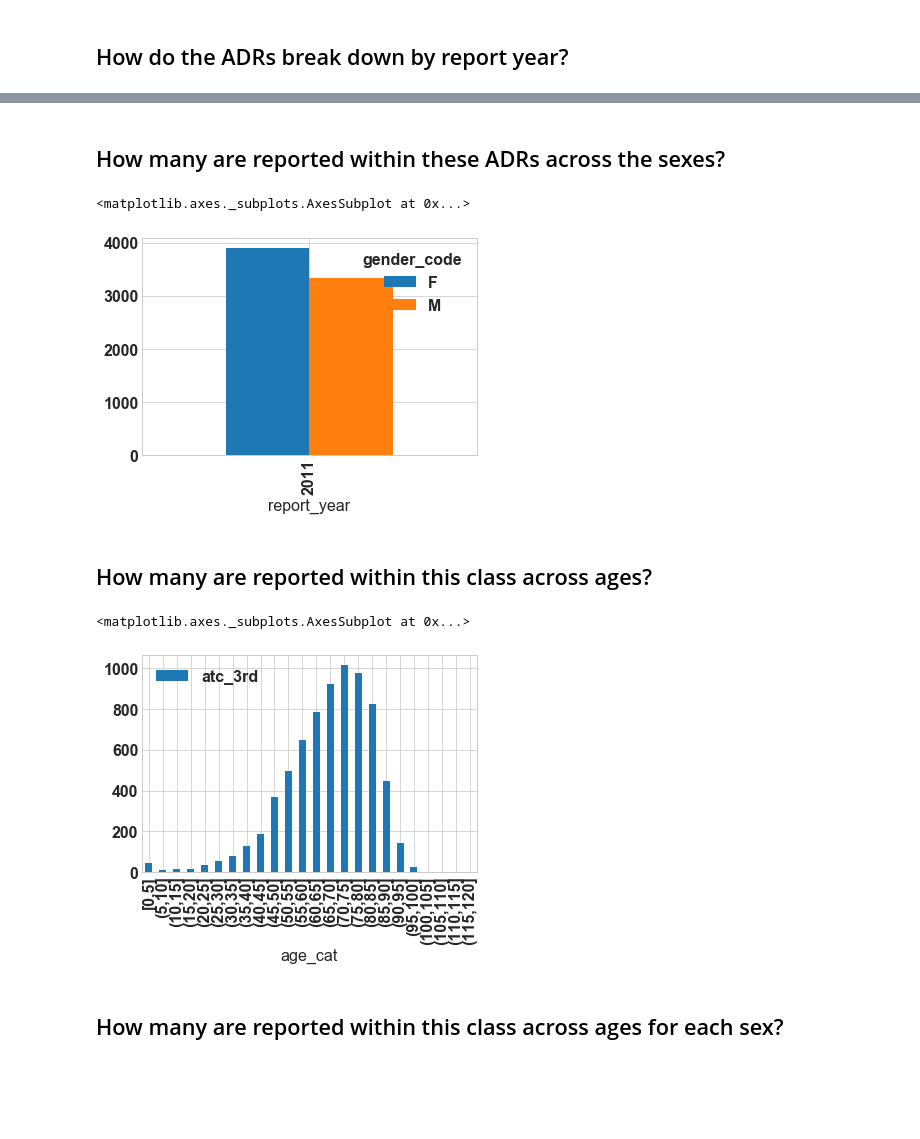
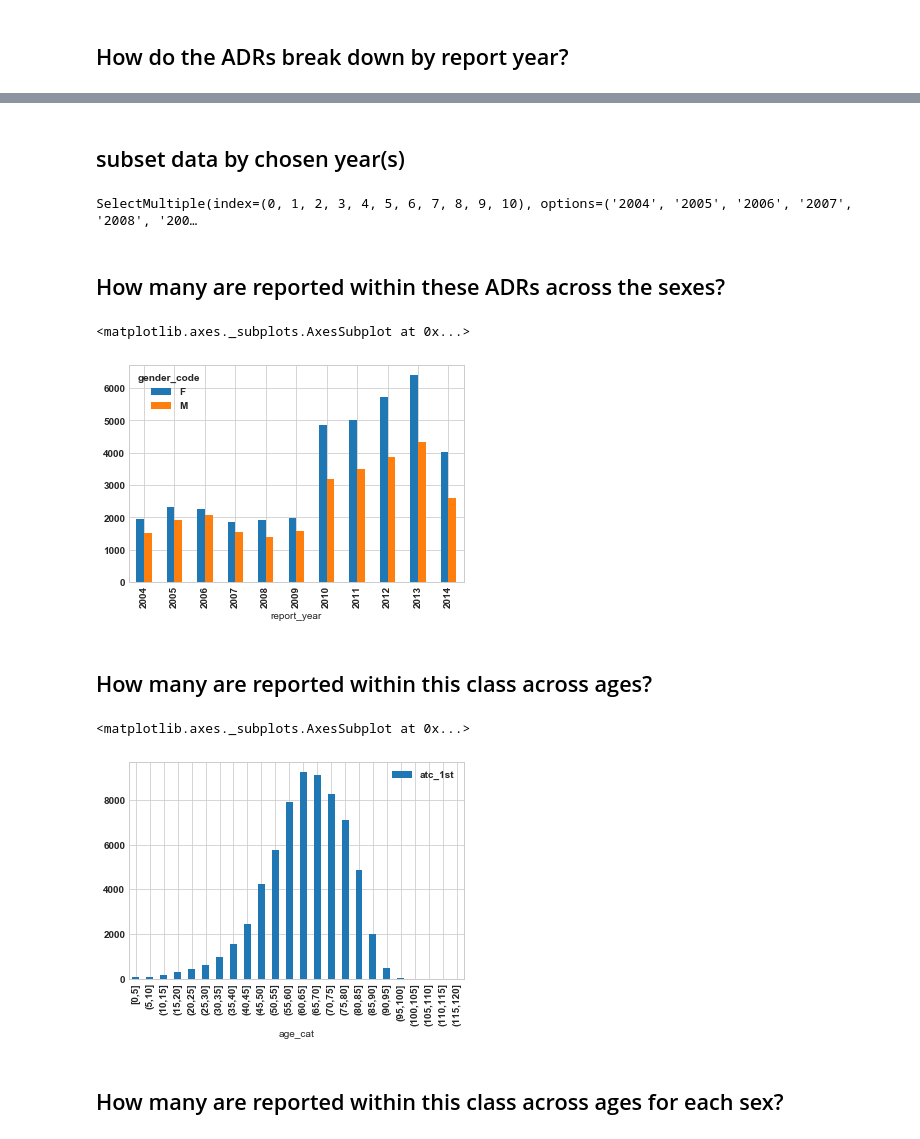
Before and after one commit to NCBI-Hackathons/SafeDrugs, a Jupyter notebook: sandbox/feature_drugs_and_outcomes.ipynb, the cells around one changed output, grey strips where cells are left out. Saved outputs shown, nothing was run; the diff lists cells and outputs as text; code cells hidden in the pictures; blank space fills up the shorter version.

```diff
--- a/sandbox/feature_drugs_and_outcomes.ipynb
+++ b/sandbox/feature_drugs_and_outcomes.ipynb
@@ -77,26 +81,28 @@ q = p.set_xlabel("Number of Reports",weight="bold")
+# %% [markdown]
+## subset data by chosen year(s)
+# %%
+labels = series2.index
+mds = w.SelectMultiple(options = labels ,value = tuple(labels))
+mds
+# %% [output]
+SelectMultiple(index=(0, 1, 2, 3, 4, 5, 6, 7, 8, 9, 10), options=('2004', '2005', '2006', '2007', '2008', '200…
 # %% [markdown]
 ## How many are reported within these ADRs across the sexes?
 # %%
 #plot variables for filtering/wrangling
 bars = 'gender_code'
 x = 'report_year'
 count = 'id'
-ry = ['2011']
-
-#want to filter dataset for M/F gender and if report year was clicked or selected
-if ry is None:
-    dat = clean_gender(sub2)
-else:
-    dat = clean_gender(sub2).query('report_year==@ry')
+dat = clean_gender(sub2).query('report_year in @mds.label')
 
 #main
-sub = dat[[bars,x,count]]
-plot_sub = sub.groupby([bars,x]).count().reset_index(level=bars).pivot(columns=bars)
-plot_sub.columns = plot_sub.columns.droplevel(level=0)
-plot_sub.plot.bar()
+sub_dat = dat[[bars,x,count]]
+plot_sub_dat = sub_dat.groupby([bars,x]).count().reset_index(level=bars).pivot(columns=bars)
+plot_sub_dat.columns = plot_sub_dat.columns.droplevel(level=0)
+plot_sub_dat.plot.bar()
 # %% [output]
 <matplotlib.axes._subplots.AxesSubplot at 0x...>
-[figure, old version]
+[figure, new version]
 # %% [markdown]
 ## How many are reported within this class across ages?
 # %%
@@ -107,7 +113,7 @@ grp = 'age_cat'
 dat[[d.label,grp]].groupby([grp]).count().plot.bar()
 # %% [output]
 <matplotlib.axes._subplots.AxesSubplot at 0x...>
-[figure, old version]
+[figure, new version]
 # %% [markdown]
 ## How many are reported within this class across ages for each sex?
 # %%
```
Also changed, not shown: parts of 9 cells of this notebook, 2 other files.
